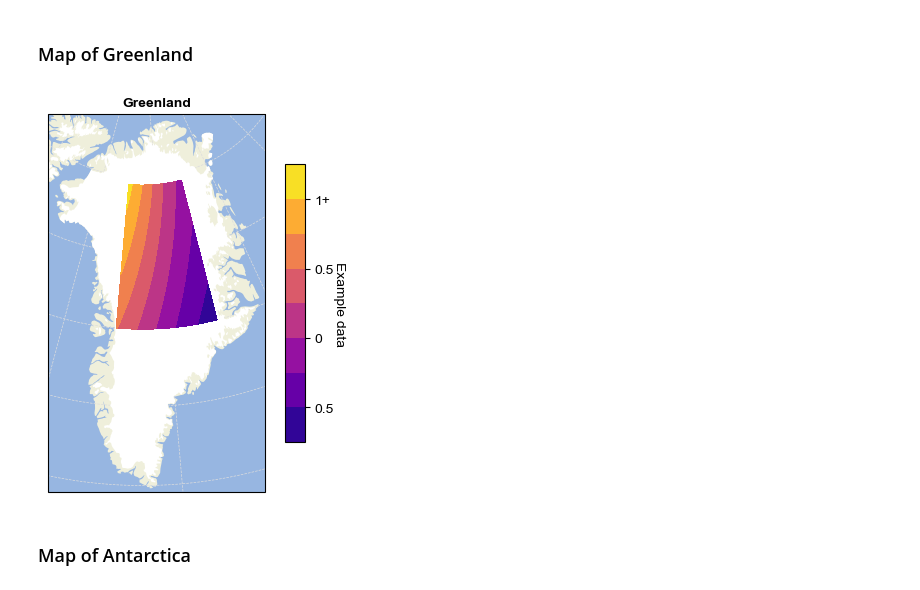
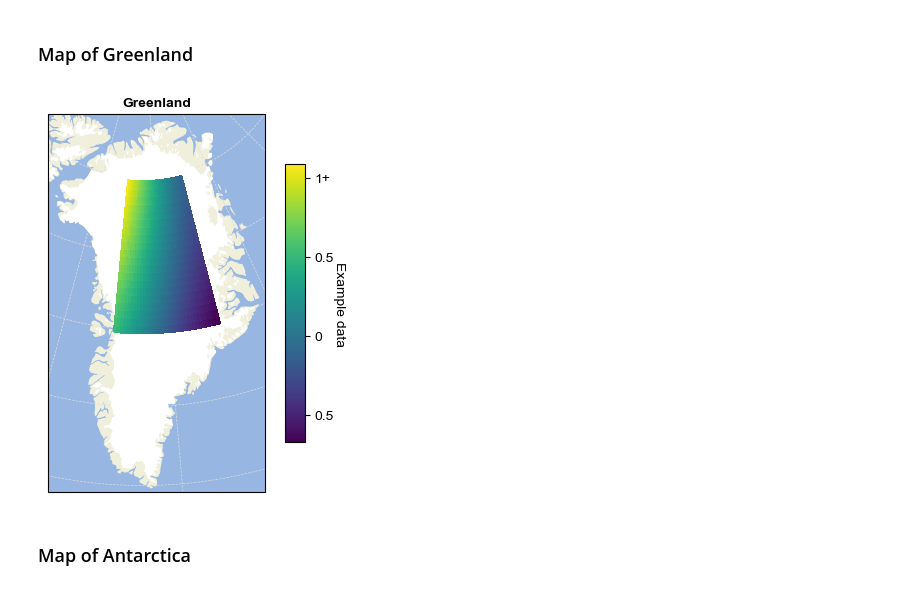
Before and after one commit to MeganTM/python-resources, a Jupyter notebook: figure-tips.ipynb, the cells around one changed output. Saved outputs shown, nothing was run; the diff lists cells and outputs as text; code cells hidden in the pictures.

```diff
--- a/figure-tips.ipynb
+++ b/figure-tips.ipynb
@@ -234,40 +236,40 @@ ax.set_title('Greenland')
 
 # Add features: OPTION 2
 ocean = cfeature.NaturalEarthFeature('physical', 'ocean', '50m',
                                      edgecolor='none',facecolor=cfeature.COLORS['water'])
 land = cfeature.NaturalEarthFeature('physical', 'land', '50m',
                                     edgecolor='none',facecolor=cfeature.COLORS['land'])
 glacier = cfeature.NaturalEarthFeature('physical','glaciated_areas','50m',
                                        edgecolor='none',facecolor='w')
 ax.add_feature(ocean,zorder=0)
 ax.add_feature(land,zorder=1)
 ax.add_feature(glacier,zorder=2)
 
-# Plot data: OPTION 1
-plot = ax.contourf(lon,lat,data,transform=ccrs.PlateCarree(),
-                   cmap='plasma',zorder=3)
+# # Plot data: OPTION 1
+# plot = ax.contourf(lon,lat,data,transform=ccrs.PlateCarree(),
+#                    cmap='plasma',zorder=3)
 
-# # Plot data: OPTION 2
-# plot = ax.pcolormesh(lon,lat,data,transform=ccrs.PlateCarree(),
-#                      cmap='viridis',edgecolors='face',zorder=3)
+# Plot data: OPTION 2
+plot = ax.pcolormesh(lon,lat,data,transform=ccrs.PlateCarree(),
+                     cmap='viridis',edgecolors='face',zorder=3)
 
 # Add gridlines
 gl = ax.gridlines(crs=ccrs.PlateCarree(),draw_labels=True,
                   linewidth=0.5,color='#dddddd',alpha=1,linestyle='--',
                   x_inline=False,y_inline=False)
 gl.bottom_labels = gl.top_labels = gl.right_labels = gl.left_labels = False
 
 
 # Add colorbar in separate axis to avoid shrinking the plot
 cax = fig.add_axes([ax.get_position().x1+0.05, # x position
                     ax.get_position().y0+0.1, # y position
                     0.05, # Width
                     ax.get_position().height-0.2]) # Height
 cbar = plt.colorbar(plot,cax=cax,ticks=[-0.5,0,0.5,1])
 cbar.ax.set_yticklabels(['0.5','0','0.5','1+'])
 cbar.set_label('Example data',rotation=270,labelpad=8)
 # %% [output]
-[figure, old version]
+[figure, new version]
 # %% [markdown]
 ### Map of Antarctica
 # %%
```
Also changed, not shown: parts of 1 cell of this notebook.
